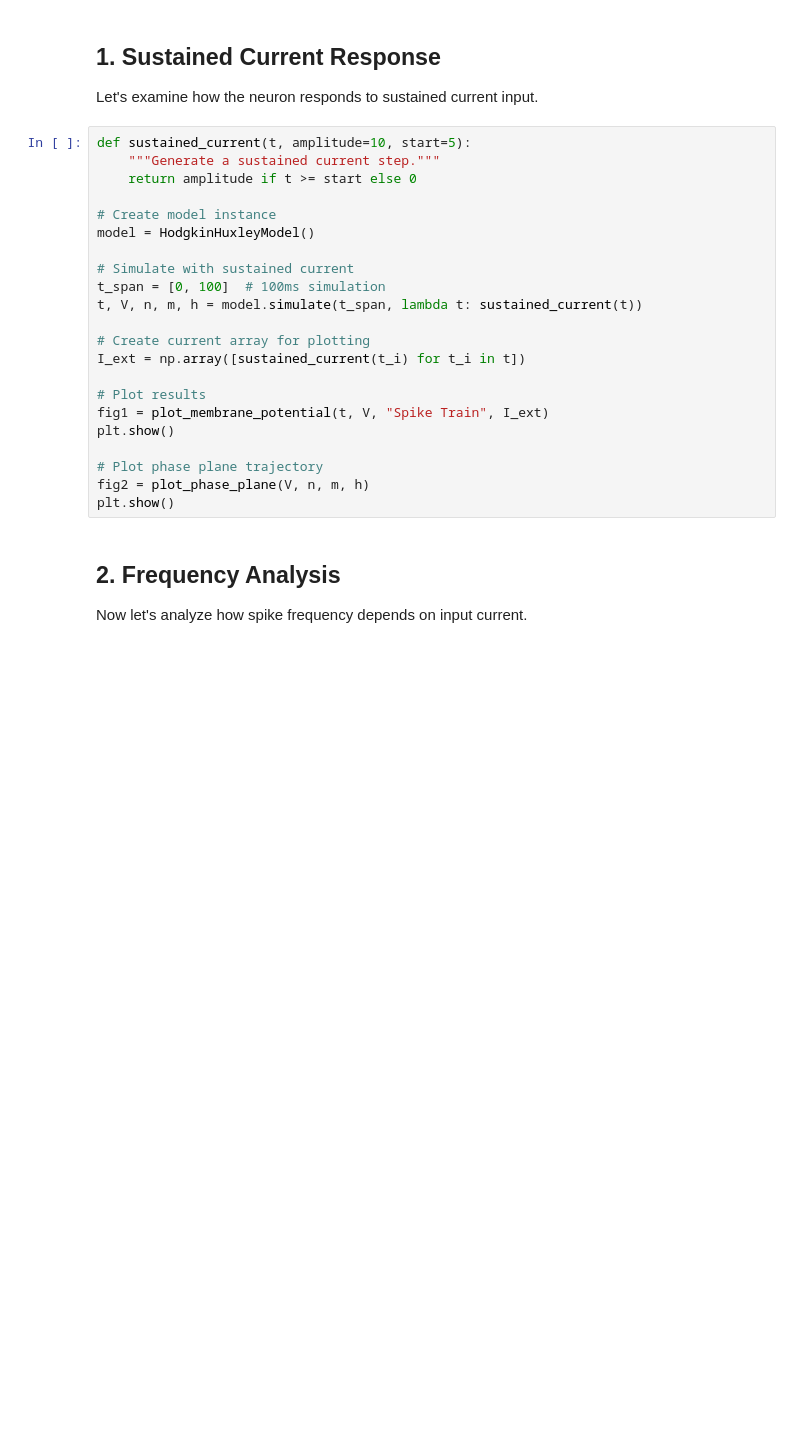
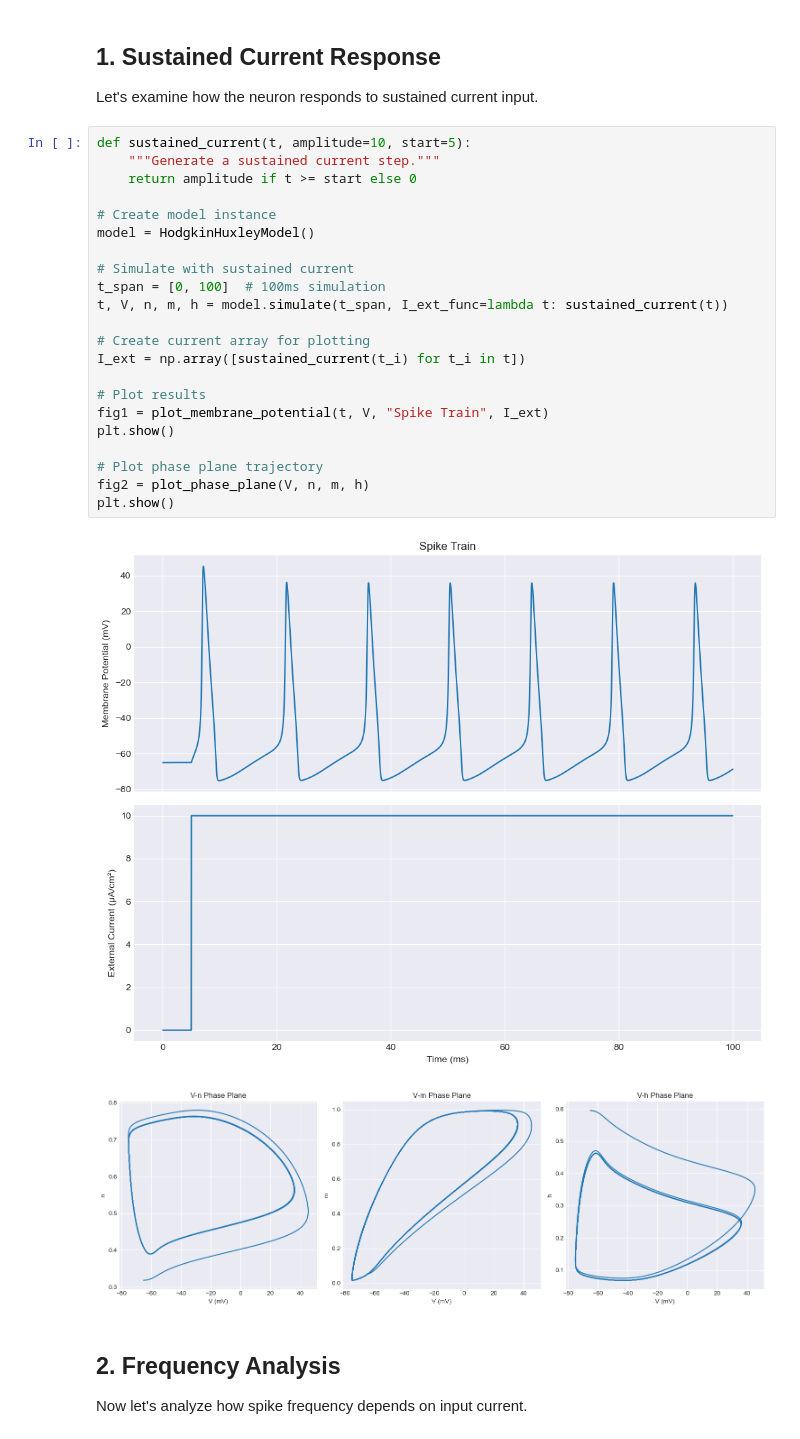
Before and after one commit to ajfranck/hodgkin-huxley, a Jupyter notebook: notebooks/spike_analysis.ipynb, the cells around one changed output. Saved outputs shown, nothing was run; the diff lists cells and outputs as text; blank space fills up the shorter version.

Commit message:
fixed model not importing. generated images.

```diff
--- a/notebooks/spike_analysis.ipynb
+++ b/notebooks/spike_analysis.ipynb
@@ -17,25 +21,28 @@ Let's examine how the neuron responds to sustained current input.
 # %%
 def sustained_current(t, amplitude=10, start=5):
     """Generate a sustained current step."""
     return amplitude if t >= start else 0
 
 # Create model instance
 model = HodgkinHuxleyModel()
 
 # Simulate with sustained current
 t_span = [0, 100]  # 100ms simulation
-t, V, n, m, h = model.simulate(t_span, lambda t: sustained_current(t))
+t, V, n, m, h = model.simulate(t_span, I_ext_func=lambda t: sustained_current(t))
 
 # Create current array for plotting
 I_ext = np.array([sustained_current(t_i) for t_i in t])
 
 # Plot results
 fig1 = plot_membrane_potential(t, V, "Spike Train", I_ext)
 plt.show()
 
 # Plot phase plane trajectory
 fig2 = plot_phase_plane(V, n, m, h)
 plt.show()
+# %% [output]
+[figure, added]
+[figure, added]
 # %% [markdown]
 ## 2. Frequency Analysis
 
```
Also changed, not shown: parts of 2 cells of this notebook, 2 other files.
